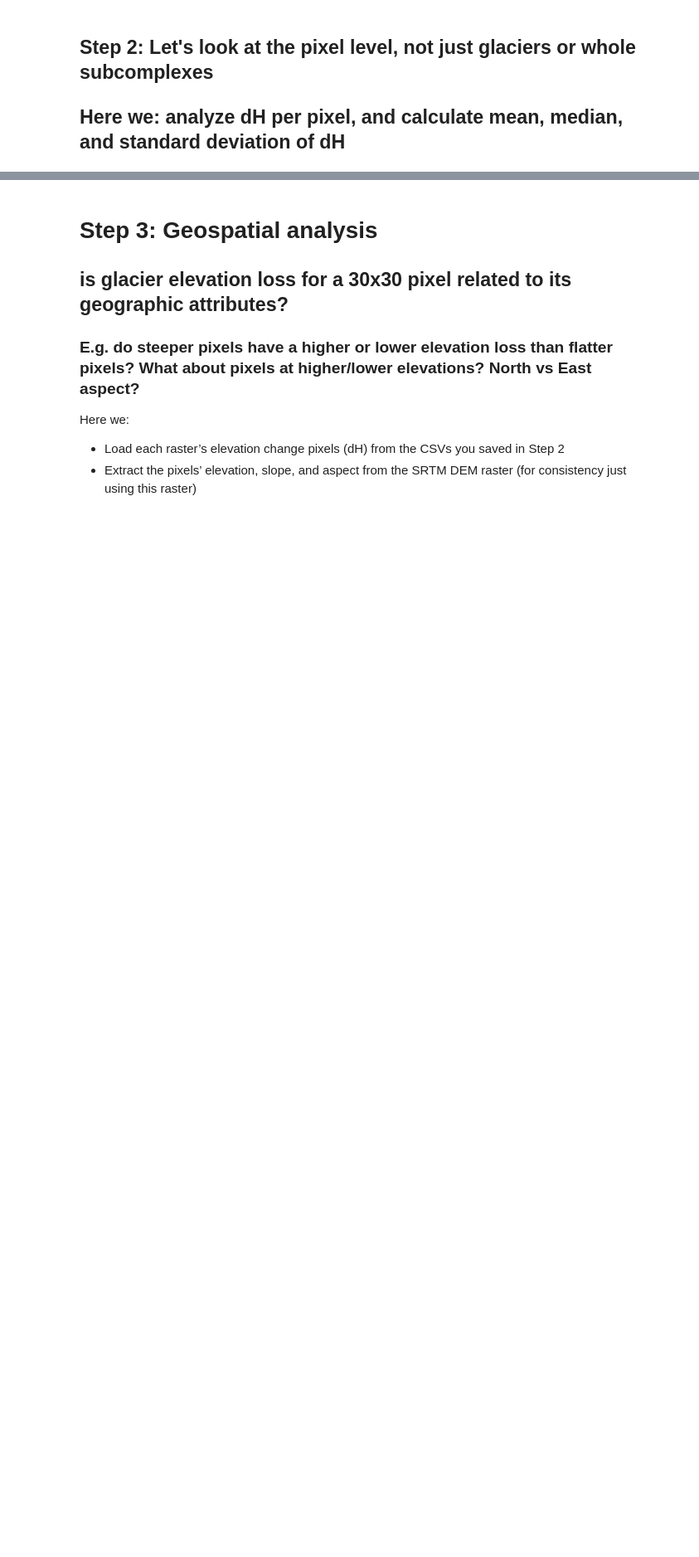
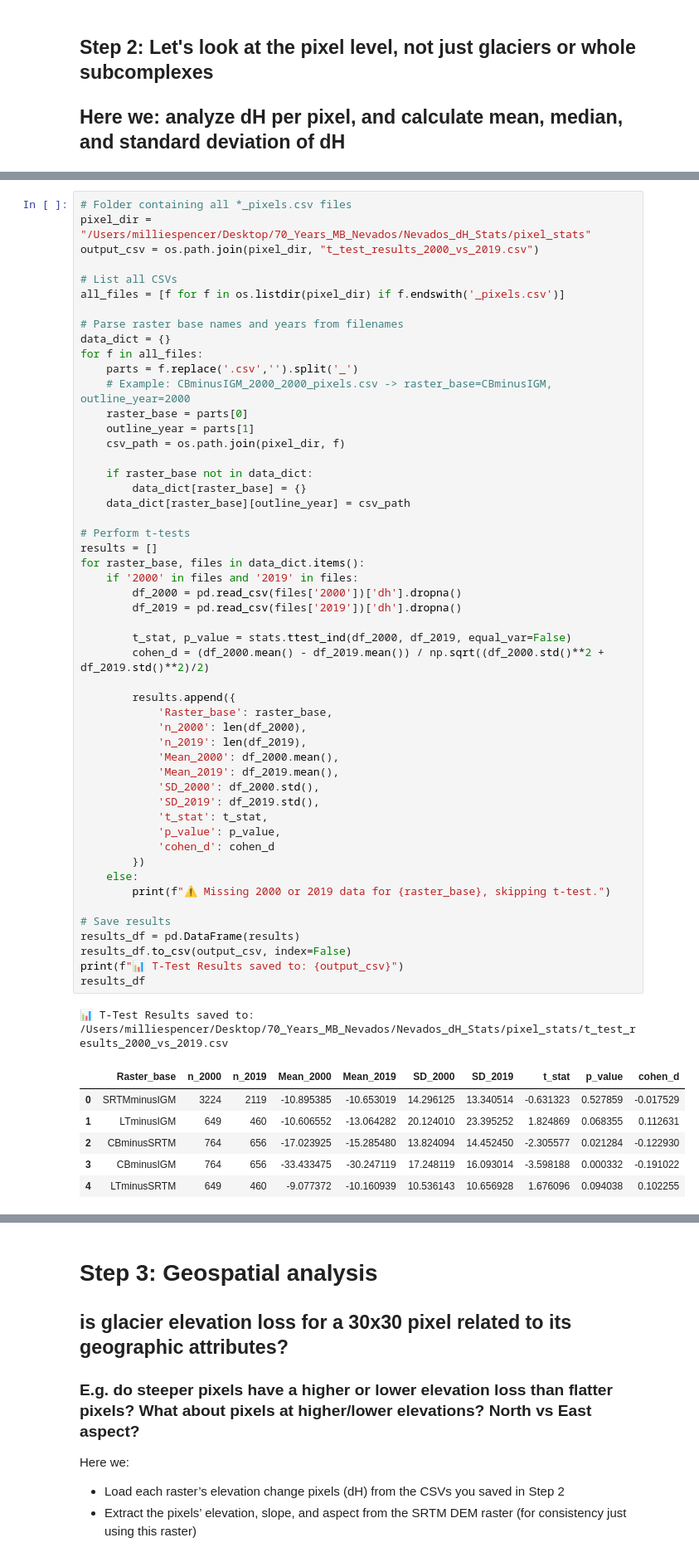
Before and after one commit to millie-spencer/Glacier-DEM-coregistration-and-MB, a Jupyter notebook: 05_MB_geospatial_analysis.ipynb, the cells around one changed output, grey strips where cells are left out. Shown at 83% size. Saved outputs shown, nothing was run; the diff lists cells and outputs as text; blank space fills up the shorter version.

```diff
--- a/05_MB_geospatial_analysis.ipynb
+++ b/05_MB_geospatial_analysis.ipynb
@@ -255,3 +597,62 @@ for raster_name, raster_path in raster_paths.items():
 🔵 Raster: SRTMminusIGM_2019
 [figure]
 ... (8 outputs left out)
+# %%
+# Folder containing all *_pixels.csv files
+pixel_dir = "/Users/milliespencer/Desktop/70_Years_MB_Nevados/Nevados_dH_Stats/pixel_stats"
+output_csv = os.path.join(pixel_dir, "t_test_results_2000_vs_2019.csv")
+
+# List all CSVs
+all_files = [f for f in os.listdir(pixel_dir) if f.endswith('_pixels.csv')]
+
+# Parse raster base names and years from filenames
+data_dict = {}
+for f in all_files:
+    parts = f.replace('.csv','').split('_')
+    # Example: CBminusIGM_2000_2000_pixels.csv -> raster_base=CBminusIGM, outline_year=2000
+    raster_base = parts[0]
+    outline_year = parts[1]
+    csv_path = os.path.join(pixel_dir, f)
+
+    if raster_base not in data_dict:
+        data_dict[raster_base] = {}
+    data_dict[raster_base][outline_year] = csv_path
+
+# Perform t-tests
+results = []
+for raster_base, files in data_dict.items():
+    if '2000' in files and '2019' in files:
+        df_2000 = pd.read_csv(files['2000'])['dh'].dropna()
+        df_2019 = pd.read_csv(files['2019'])['dh'].dropna()
+
+        t_stat, p_value = stats.ttest_ind(df_2000, df_2019, equal_var=False)
+        cohen_d = (df_2000.mean() - df_2019.mean()) / np.sqrt((df_2000.std()**2 + df_2019.std()**2)/2)
+
+        results.append({
+            'Raster_base': raster_base,
+            'n_2000': len(df_2000),
+            'n_2019': len(df_2019),
+            'Mean_2000': df_2000.mean(),
+            'Mean_2019': df_2019.mean(),
+            'SD_2000': df_2000.std(),
+            'SD_2019': df_2019.std(),
+            't_stat': t_stat,
+            'p_value': p_value,
+            'cohen_d': cohen_d
+        })
+    else:
+        print(f"⚠️ Missing 2000 or 2019 data for {raster_base}, skipping t-test.")
+
+# Save results
+results_df = pd.DataFrame(results)
+results_df.to_csv(output_csv, index=False)
+print(f"📊 T-Test Results saved to: {output_csv}")
+results_df
+# %% [output]
+📊 T-Test Results saved to: /Users/milliespencer/Desktop/70_Years_MB_Nevados/Nevados_dH_Stats/pixel_stats/t_test_results_2000_vs_2019.csv
+|  | Raster_base | n_2000 | n_2019 | Mean_2000 | Mean_2019 | SD_2000 | SD_2019 | t_stat | p_value | cohen_d |
+| 0 | SRTMminusIGM | 3224 | 2119 | -10.895385 | -10.653019 | 14.296125 | 13.340514 | -0.631323 | 0.527859 | -0.017529 |
+| 1 | LTminusIGM | 649 | 460 | -10.606552 | -13.064282 | 20.124010 | 23.395252 | 1.824869 | 0.068355 | 0.112631 |
+| 2 | CBminusSRTM | 764 | 656 | -17.023925 | -15.285480 | 13.824094 | 14.452450 | -2.305577 | 0.021284 | -0.122930 |
+| 3 | CBminusIGM | 764 | 656 | -33.433475 | -30.247119 | 17.248119 | 16.093014 | -3.598188 | 0.000332 | -0.191022 |
+| 4 | LTminusSRTM | 649 | 460 | -9.077372 | -10.160939 | 10.536143 | 10.656928 | 1.676096 | 0.094038 | 0.102255 |
```
Also changed, not shown: parts of 14 cells of this notebook, 2 other files.
